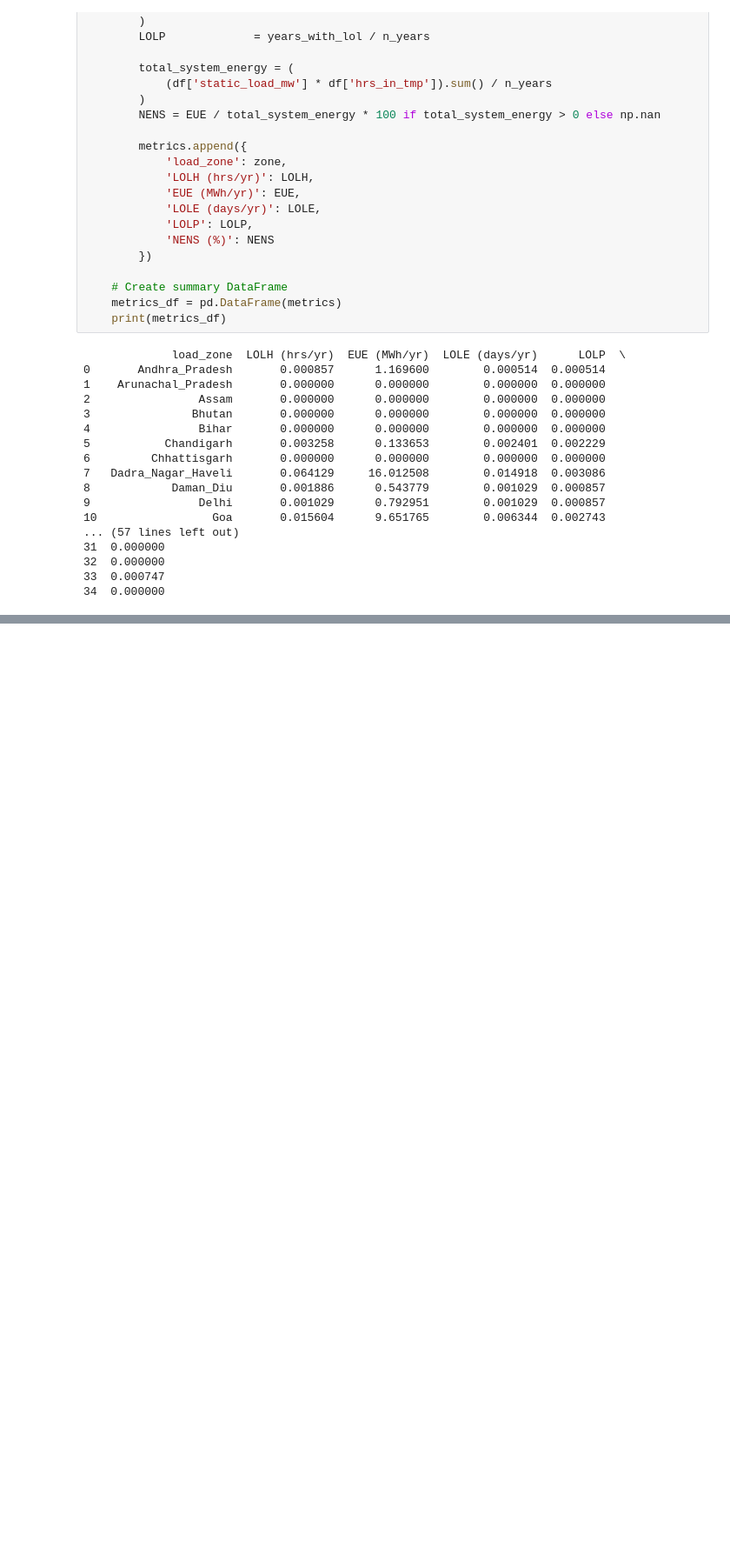
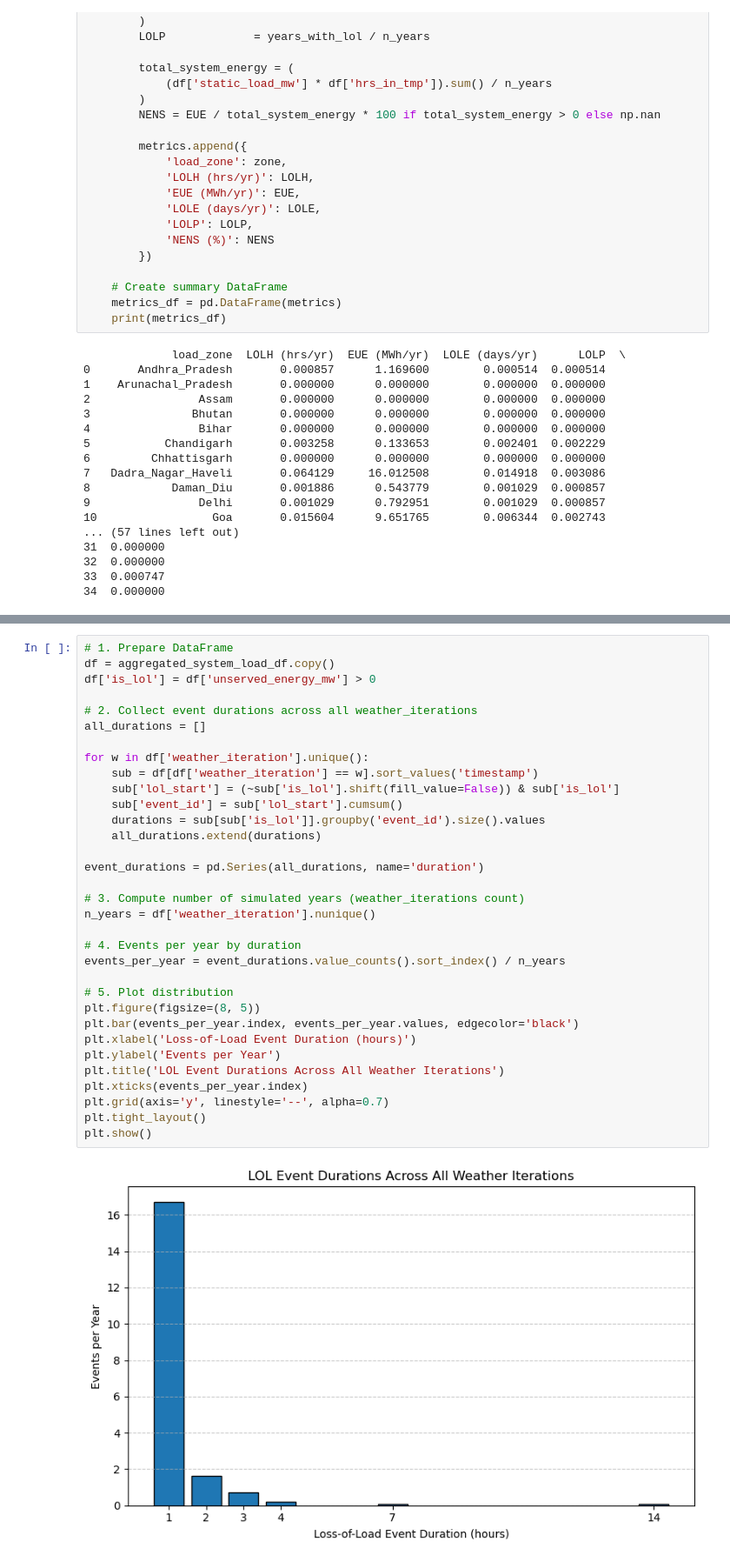
Before and after one commit to cetlab-ucsb/gridpath_india_viz, a Jupyter notebook: software/ra_metrics_stats.ipynb, the cells around one changed output, grey strips where cells are left out. Shown at 87% size. Drawn from its saved outputs; the diff is of its cells as text; blank space fills up the shorter version.

```diff
--- a/software/ra_metrics_stats.ipynb
+++ b/software/ra_metrics_stats.ipynb
@@ -327,0 +536,35 @@ else:
+# %%
+# 1. Prepare DataFrame
+df = aggregated_system_load_df.copy()
+df['is_lol'] = df['unserved_energy_mw'] > 0
+
+# 2. Collect event durations across all weather_iterations
+all_durations = []
+
+for w in df['weather_iteration'].unique():
+    sub = df[df['weather_iteration'] == w].sort_values('timestamp')
+    sub['lol_start'] = (~sub['is_lol'].shift(fill_value=False)) & sub['is_lol']
+    sub['event_id'] = sub['lol_start'].cumsum()
+    durations = sub[sub['is_lol']].groupby('event_id').size().values
+    all_durations.extend(durations)
+
+event_durations = pd.Series(all_durations, name='duration')
+
+# 3. Compute number of simulated years (weather_iterations count)
+n_years = df['weather_iteration'].nunique()
+
+# 4. Events per year by duration
+events_per_year = event_durations.value_counts().sort_index() / n_years
+
+# 5. Plot distribution
+plt.figure(figsize=(8, 5))
+plt.bar(events_per_year.index, events_per_year.values, edgecolor='black')
+plt.xlabel('Loss-of-Load Event Duration (hours)')
+plt.ylabel('Events per Year')
+plt.title('LOL Event Durations Across All Weather Iterations')
+plt.xticks(events_per_year.index)
+plt.grid(axis='y', linestyle='--', alpha=0.7)
+plt.tight_layout()
+plt.show()
+# %% [output]
+[figure, added]
```
Also changed, not shown: parts of 8 cells of this notebook.
